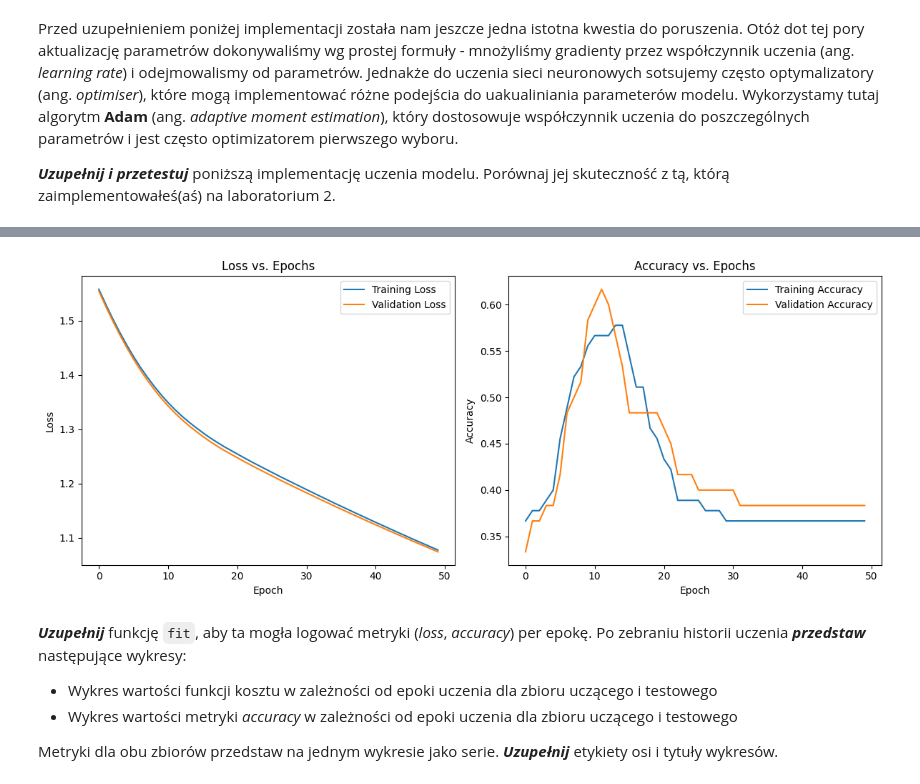
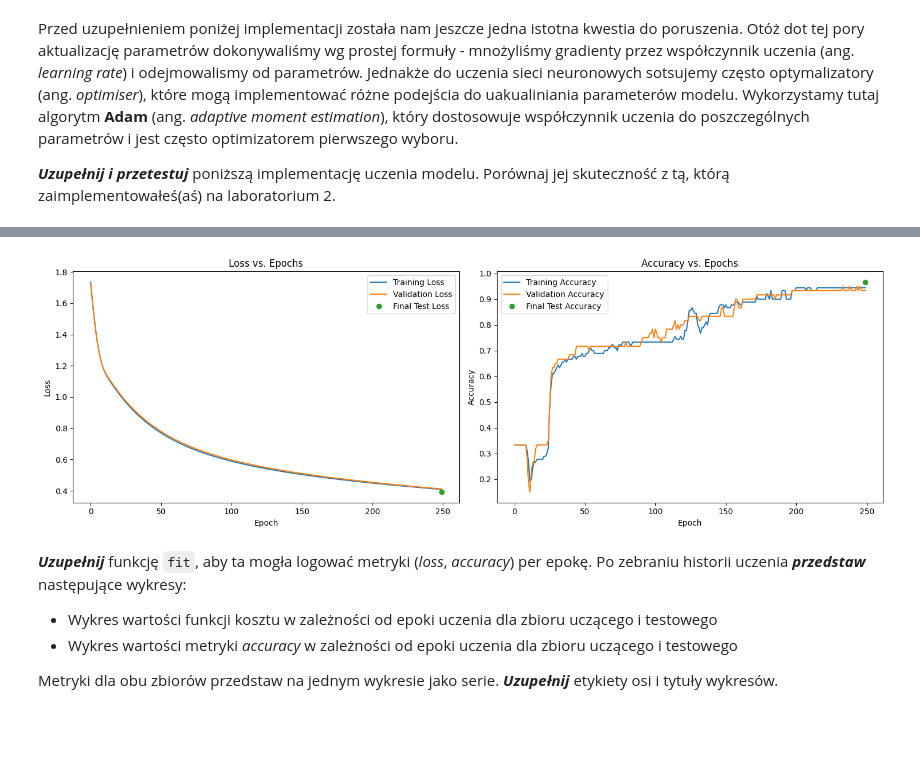
Before and after one commit to piotrdurniat/deep-neural-networks-lab, a Jupyter notebook: lab03.ipynb, the cells around one changed output, grey strips where cells are left out. Drawn from its saved outputs; the diff is of its cells as text; code cells hidden in the pictures; blank space fills up the shorter version.

```diff
--- a/lab03.ipynb
+++ b/lab03.ipynb
@@ -363,6 +363,8 @@ Przed uzupełnieniem poniżej implementacji została nam jeszcze jedna istotna k
 ***Uzupełnij i przetestuj*** poniższą implementację uczenia modelu. Porównaj jej skuteczność z tą, którą zaimplementowałeś(aś) na laboratorium 2.
 # %%
 import matplotlib.pyplot as plt
+from torch.utils.data import DataLoader, random_split, TensorDataset
+
 def fit(
     model: nn.Module, optimiser: optim.Optimizer,
     loss_fn: torch.nn.CrossEntropyLoss, train_dl: DataLoader,
@@ -381,33 +383,35 @@ def fit(
             optimiser.step() # Aktualizacja parametrów modelu przez optymalizator na podstawie gradientów zapisanych w tensorach (parametrach) oraz lr
             optimiser.zero_grad() # Wyzerowanie gradientów w modelu, alternatywnie można wywołać percepron.zero_grad()
 
-        if print_metrics:
-            model.eval() # Przełączenie na tryb ewaluacji modelu - istotne dla takich warstw jak Dropuot czy BatchNorm
-            with torch.no_grad():  # Wstrzymujemy przeliczanie i śledzenie gradientów dla tensorów - w procesie ewaluacji modelu nie chcemy zmian w gradientach
-                train_loss, train_acc = validate(model, loss_fn, train_dl)
-                val_loss, val_acc = validate(model, loss_fn, val_dl)
+        model.eval() # Przełączenie na tryb ewaluacji modelu - istotne dla takich warstw jak Dropuot czy BatchNorm
+        with torch.no_grad():  # Wstrzymujemy przeliczanie i śledzenie gradientów dla tensorów - w procesie ewaluacji modelu nie chcemy zmian w gradientach
+            train_loss, train_acc = validate(model, loss_fn, train_dl)
+            val_loss, val_acc = validate(model, loss_fn, val_dl)
+            if print_metrics:
                 print(
                     f"Epoch {epoch}: "
                     f"train loss = {train_loss:.3f} (acc: {train_acc:.3f}), "
                     f"validation loss = {val_loss:.3f} (acc: {val_acc:.3f})"
                 )
 
-                history['train_loss'].append(train_loss.item())
-                history['train_acc'].append(train_acc.item())
-                history['val_loss'].append(val_loss.item())
-                history['val_acc'].append(val_acc.item())
+            history['train_loss'].append(train_loss.item())
+            history['train_acc'].append(train_acc.item())
+            history['val_loss'].append(val_loss.item())
+            history['val_acc'].append(val_acc.item())
 
 
     model.eval() # Przełączenie na tryb ewaluacji modelu - istotne dla takich warstw jak Dropuot czy BatchNorm
     return history
 
 def plot_history(history):
-    plt.figure(figsize=(12, 5))
+    plt.figure(figsize=(15, 5))
 
     # Wykres straty
     plt.subplot(1, 2, 1)
     plt.plot(history['train_loss'], label='Training Loss')
     plt.plot(history['val_loss'], label='Validation Loss')
+    if 'test_loss' in history:
+        plt.plot([len(history['train_loss'])-1], [history['test_loss'][0]], 'o', label='Final Test Loss')
     plt.title('Loss vs. Epochs')
     plt.xlabel('Epoch')
     plt.ylabel('Loss')
@@ -417,6 +421,8 @@ def plot_history(history):
     plt.subplot(1, 2, 2)
     plt.plot(history['train_acc'], label='Training Accuracy')
     plt.plot(history['val_acc'], label='Validation Accuracy')
+    if 'test_acc' in history:
+        plt.plot([len(history['train_acc'])-1], [history['test_acc'][0]], 'o', label='Final Test Accuracy')
     plt.title('Accuracy vs. Epochs')
     plt.xlabel('Epoch')
     plt.ylabel('Accuracy')
@@ -425,6 +431,26 @@ def plot_history(history):
     plt.tight_layout()
     plt.show()
 
+
+
+# Ustawienie ziarna losowości dla powtarzalności podziału
+generator = torch.Generator().manual_seed(1)
+
+# Podział test dataset na 2 części: test_dataset i val_dataset
+test_size = len(X_test)
+val_size = (test_size) // 2
+test_size = val_size
+
+test_dataset, val_dataset = random_split(
+    TensorDataset(X_test, y_test),
+    [val_size, test_size],
+    generator=generator
+)
+
+train_dataset = TensorDataset(X_train, y_train)
+
+# Tworzenie DataLoaderów
+
 train_dl, test_dl = to_dataloader(
     X_train=X_train,
     y_train=y_train,
@@ -432,18 +458,36 @@ train_dl, test_dl = to_dataloader(
     y_test=y_test,
     batch_size=32
 )
+val_dl = DataLoader(val_dataset, batch_size=32, shuffle=False)
 
+
+# Przygotowanie modelu
 input_dim: int = X_train.shape[1]
 output_dim: int = len(torch.unique(y_train))
 
 perceptron = Perceptron(input_dim, output_dim).cuda()
-optimiser = optim.Adam(perceptron.parameters(), lr=0.001)
+optimiser = optim.Adam(perceptron.parameters(), lr=0.0025)
 loss_fn = torch.nn.CrossEntropyLoss()
 
 history = fit(
     model=perceptron, optimiser=optimiser, loss_fn=loss_fn,
-    train_dl=train_dl, val_dl=test_dl, epochs=50
+    train_dl=train_dl, val_dl=test_dl, epochs=250,
+    print_metrics=False
 )
 
+# Dodanie danych testowych do historii
+history['test_loss'] = []
+history['test_acc'] = []
+
+# Ostateczna ewaluacja modelu na końcowym zbiorze testowym
+perceptron.eval()
+with torch.no_grad():
+    test_loss, test_acc = validate(perceptron, loss_fn, val_dl)
+    history['test_loss'].append(test_loss.item())
+    history['test_acc'].append(test_acc.item())
+
+# Wyświetlenie finalnej dokładności na zbiorze testowym
+print(f"Final test accuracy: {test_acc:.2f}")
+
 plot_history(history)
 # %% [output]
@@ -467,4 +495,4 @@ Epoch 49: train loss = 1.077 (acc: 0.367), validation loss = 1.074 (acc: 0.383)
-[figure, old version]
+[figure, new version]
 # %% [markdown]
 ***Uzupełnij*** funkcję `fit`, aby ta mogła logować metryki (*loss*, *accuracy*) per epokę. Po zebraniu historii uczenia ***przedstaw*** następujące wykresy:
 - Wykres wartości funkcji kosztu w zależności od epoki uczenia dla zbioru uczącego i testowego
```
Also changed, not shown: parts of 1 cell of this notebook.
